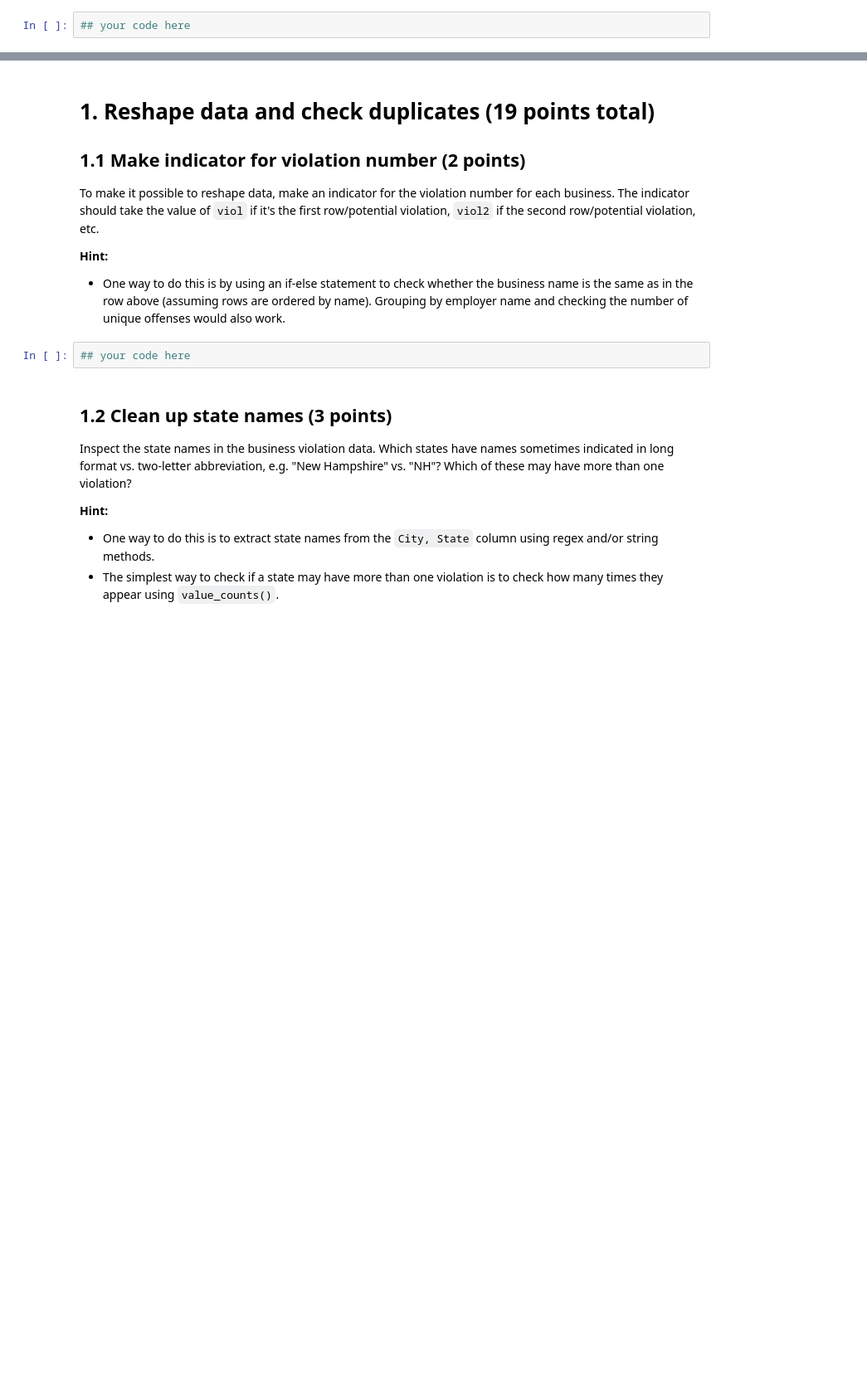
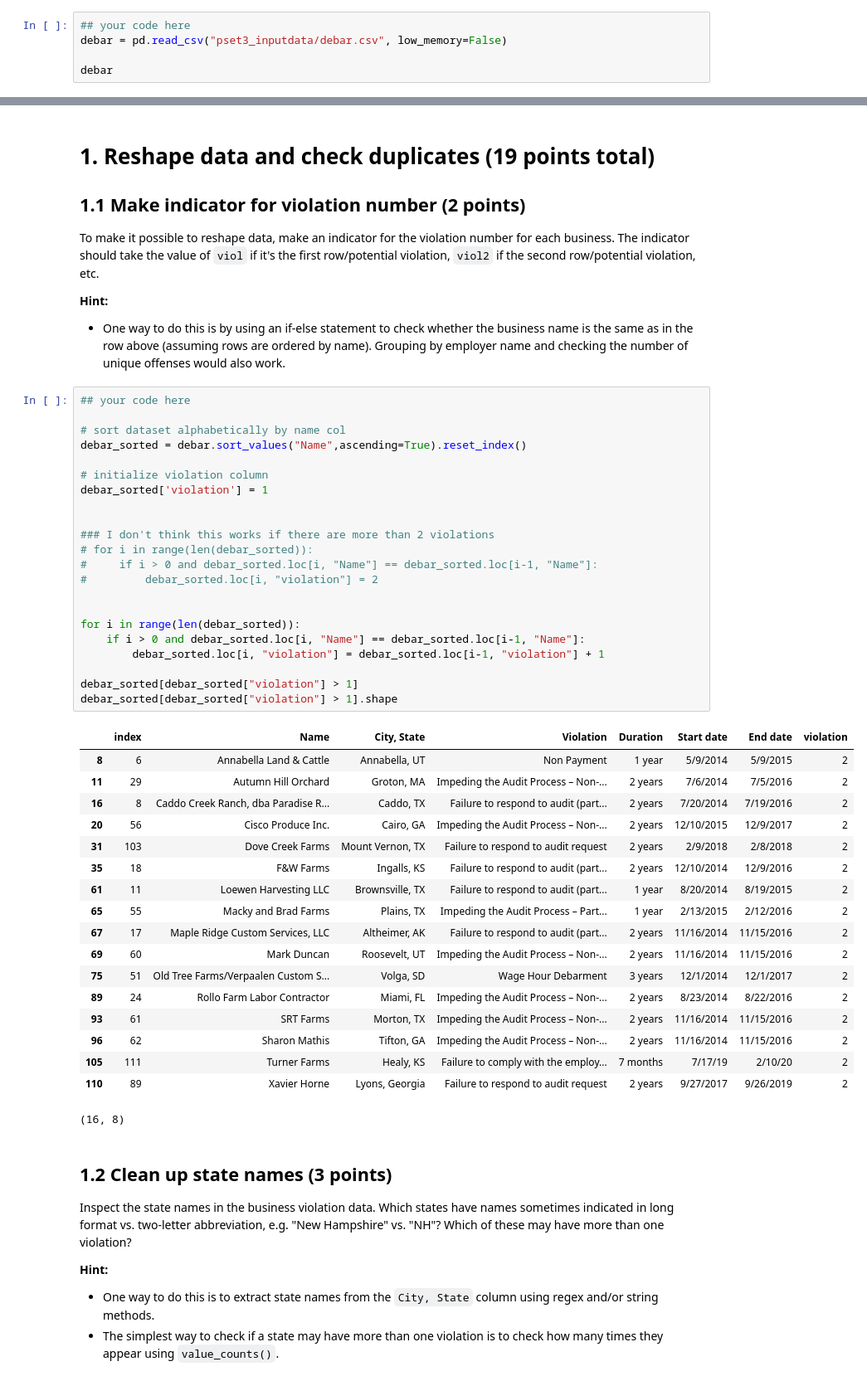
Before and after one commit to alexcraig043/qss-20, a Jupyter notebook: problemsets/pset3/pset3_blank.ipynb, the cells around one changed output, grey strips where cells are left out. Shown at 83% size. Drawn from its saved outputs; the diff is of its cells as text; blank space fills up the shorter version.

Commit message:
pset 3 progress

```diff
--- a/problemsets/pset3/pset3_blank.ipynb
+++ b/problemsets/pset3/pset3_blank.ipynb
@@ -40,3 +40,6 @@ Load the following dataset stored in `pset3_inputdata`&mdash;`debar.csv`&mdash;s
 View the `head()` and columns of this dataframe.
 # %%
 ## your code here
+debar = pd.read_csv("pset3_inputdata/debar.csv", low_memory=False)
+
+debar
@@ -61,8 +90,47 @@ To make it possible to reshape data, make an indicator for the violation number
 
 **Hint:**
 - One way to do this is by using an if-else statement to check whether the business name is the same as in the row above (assuming rows are ordered by name). Grouping by employer name and checking the number of unique offenses would also work.
-# %%
-## your code here
+# %%
+## your code here
+
+# sort dataset alphabetically by name col
+debar_sorted = debar.sort_values("Name",ascending=True).reset_index()
+
+# initialize violation column
+debar_sorted['violation'] = 1
+
+
+### I don't think this works if there are more than 2 violations
+# for i in range(len(debar_sorted)):
+#     if i > 0 and debar_sorted.loc[i, "Name"] == debar_sorted.loc[i-1, "Name"]:
+#         debar_sorted.loc[i, "violation"] = 2
+
+
+for i in range(len(debar_sorted)):
+    if i > 0 and debar_sorted.loc[i, "Name"] == debar_sorted.loc[i-1, "Name"]:
+        debar_sorted.loc[i, "violation"] = debar_sorted.loc[i-1, "violation"] + 1
+
+debar_sorted[debar_sorted["violation"] > 1]
+debar_sorted[debar_sorted["violation"] > 1].shape
+# %% [output]
+|  | index | Name | City, State | Violation | Duration | Start date | End date | violation |
+| 8 | 6 | Annabella Land & Cattle | Annabella, UT | Non Payment | 1 year | 5/9/2014 | 5/9/2015 | 2 |
+| 11 | 29 | Autumn Hill Orchard | Groton, MA | Impeding the Audit Process – Non-... | 2 years | 7/6/2014 | 7/5/2016 | 2 |
+| 16 | 8 | Caddo Creek Ranch, dba Paradise R... | Caddo, TX | Failure to respond to audit (part... | 2 years | 7/20/2014 | 7/19/2016 | 2 |
+| 20 | 56 | Cisco Produce Inc. | Cairo, GA | Impeding the Audit Process – Non-... | 2 years | 12/10/2015 | 12/9/2017 | 2 |
+| 31 | 103 | Dove Creek Farms | Mount Vernon, TX | Failure to respond to audit request | 2 years | 2/9/2018 | 2/8/2018 | 2 |
+| 35 | 18 | F&W Farms | Ingalls, KS | Failure to respond to audit (part... | 2 years | 12/10/2014 | 12/9/2016 | 2 |
+| 61 | 11 | Loewen Harvesting LLC | Brownsville, TX | Failure to respond to audit (part... | 1 year | 8/20/2014 | 8/19/2015 | 2 |
+| 65 | 55 | Macky and Brad Farms | Plains, TX | Impeding the Audit Process – Part... | 1 year | 2/13/2015 | 2/12/2016 | 2 |
+| 67 | 17 | Maple Ridge Custom Services, LLC | Altheimer, AK | Failure to respond to audit (part... | 2 years | 11/16/2014 | 11/15/2016 | 2 |
+| 69 | 60 | Mark Duncan | Roosevelt, UT | Impeding the Audit Process – Non-... | 2 years | 11/16/2014 | 11/15/2016 | 2 |
+| 75 | 51 | Old Tree Farms/Verpaalen Custom S... | Volga, SD | Wage Hour Debarment | 3 years | 12/1/2014 | 12/1/2017 | 2 |
+| 89 | 24 | Rollo Farm Labor Contractor | Miami, FL | Impeding the Audit Process – Non-... | 2 years | 8/23/2014 | 8/22/2016 | 2 |
+| 93 | 61 | SRT Farms | Morton, TX | Impeding the Audit Process – Non-... | 2 years | 11/16/2014 | 11/15/2016 | 2 |
+| 96 | 62 | Sharon Mathis | Tifton, GA | Impeding the Audit Process – Non-... | 2 years | 11/16/2014 | 11/15/2016 | 2 |
+| 105 | 111 | Turner Farms | Healy, KS | Failure to comply with the employ... | 7 months | 7/17/19 | 2/10/20 | 2 |
+| 110 | 89 | Xavier Horne | Lyons, Georgia | Failure to respond to audit request | 2 years | 9/27/2017 | 9/26/2019 | 2 |
+(16, 8)
 # %% [markdown]
 ## 1.2 Clean up state names (3 points)
 
```
Also changed, not shown: parts of 26 cells of this notebook.
